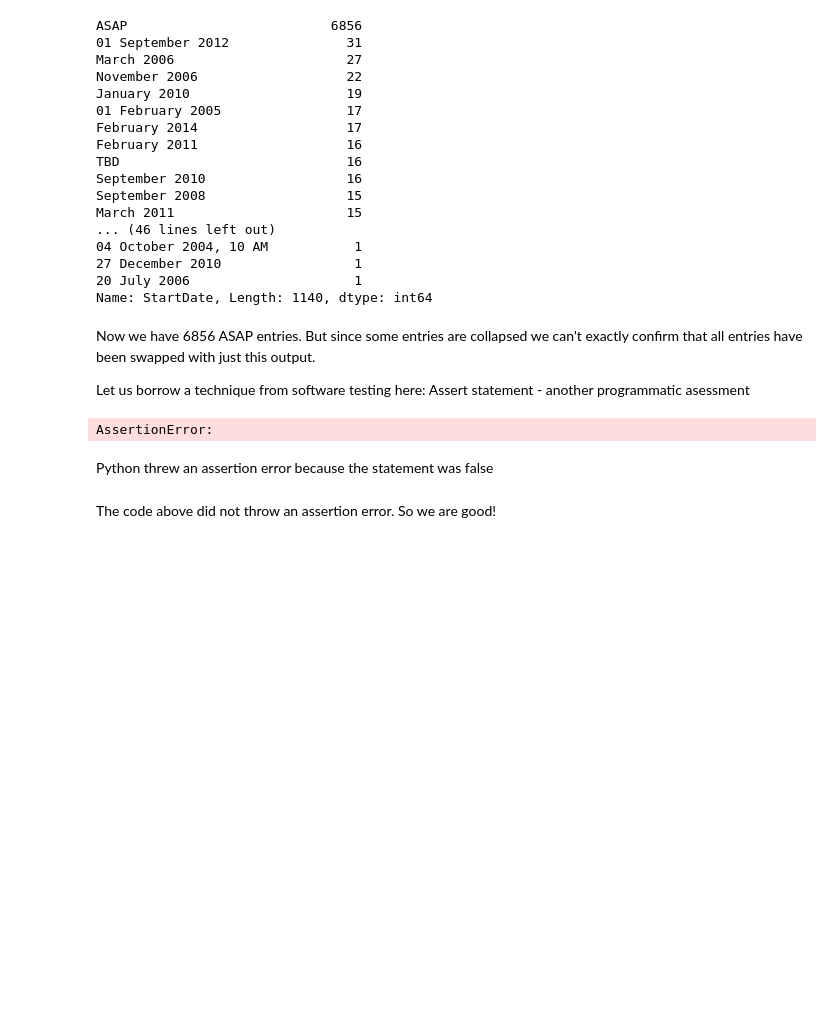
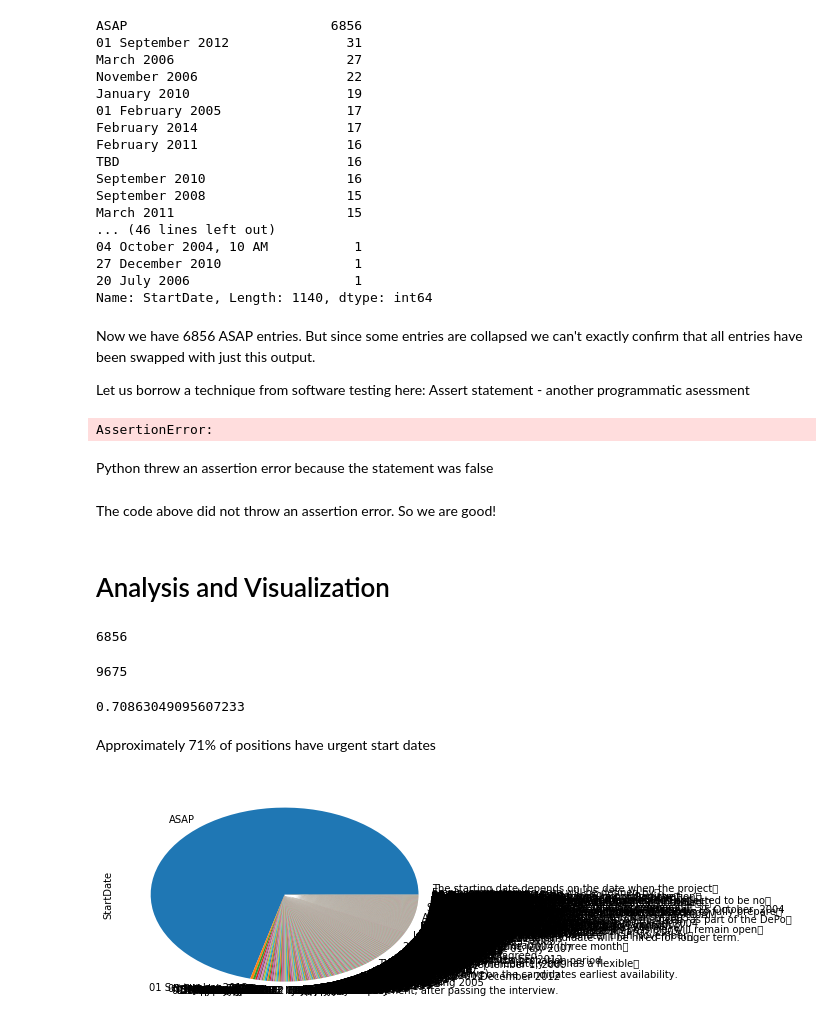
Before and after one commit to divyachandramouli/Practice_code, a Jupyter notebook: Data_Wrangling_Python/data-wrangling-template.ipynb, the cells around one changed output. Drawn from its saved outputs; the diff is of its cells as text; code cells hidden in the pictures; blank space fills up the shorter version.

Commit message:
Add code - analysis and visualization

```diff
--- a/Data_Wrangling_Python/data-wrangling-template.ipynb
+++ b/Data_Wrangling_Python/data-wrangling-template.ipynb
@@ -254,3 +254,31 @@ for phrase in asap_list:
     assert phrase not in df_clean.StartDate.values
 # %% [markdown]
 The code above did not throw an assertion error. So we are good!
+# %% [markdown]
+# Analysis and Visualization
+# %%
+#Number of ASAP start dates
+
+asap_counts = df_clean.StartDate.value_counts()['ASAP']
+asap_counts
+# %% [output]
+6856
+# %%
+#Number of non-empty start dates
+non_empty_counts= df_clean.StartDate.count()
+non_empty_counts
+# %% [output]
+9675
+# %%
+#Percentage of positions with an urgent start date i.e. ASAP
+asap_counts/non_empty_counts
+# %% [output]
+0.70863049095607233
+# %% [markdown]
+Approximately 71% of positions have urgent start dates
+# %%
+# Visualize Start Dates with a pie chart
+% matplotlib inline
+df_clean.StartDate.value_counts().plot(kind='pie');
+# %% [output]
+[figure, added]
```
